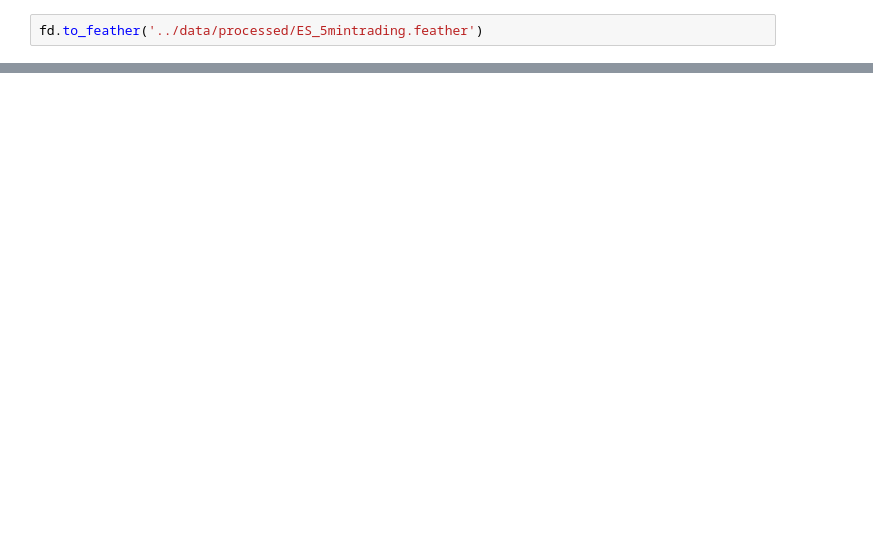
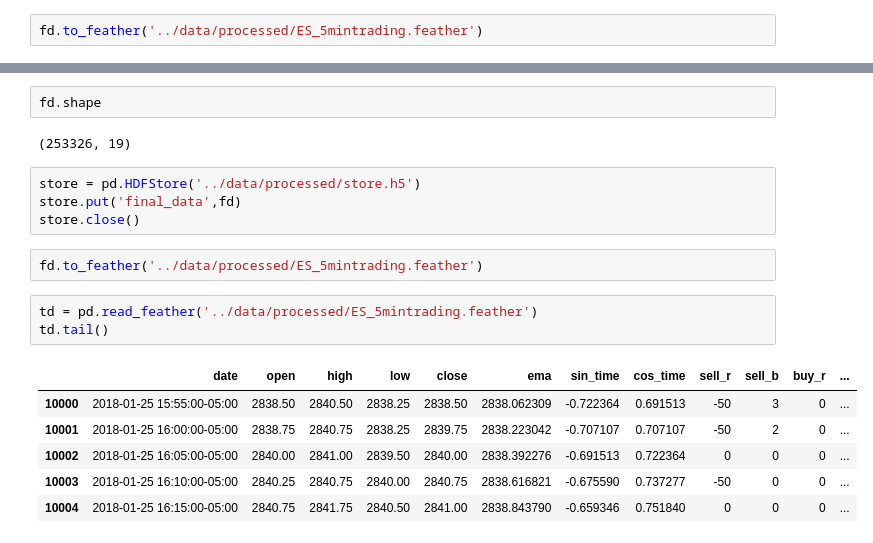
Before and after one commit to toolkmit/algotrading, a Jupyter notebook: notebooks/1.2.2 - Create 5min Bars + Trading Results.ipynb, the cells around one changed output, grey strips where cells are left out. Saved outputs shown, nothing was run; the diff lists cells and outputs as text; blank space fills up the shorter version.

```diff
--- a/notebooks/1.2.2 - Create 5min Bars + Trading Results.ipynb
+++ b/notebooks/1.2.2 - Create 5min Bars + Trading Results.ipynb
@@ -160,0 +304,20 @@ fd.to_feather('../data/processed/ES_5mintrading.feather')
+# %%
+fd.shape
+# %% [output]
+(253326, 19)
+# %%
+store = pd.HDFStore('../data/processed/store.h5')
+store.put('final_data',fd)
+store.close()
+# %%
+fd.to_feather('../data/processed/ES_5mintrading.feather')
+# %%
+td = pd.read_feather('../data/processed/ES_5mintrading.feather')
+td.tail()
+# %% [output]
+|  | date | open | high | low | close | ema | sin_time | cos_time | sell_r | sell_b | buy_r | ... |
+| 10000 | 2018-01-25 15:55:00-05:00 | 2838.50 | 2840.50 | 2838.25 | 2838.50 | 2838.062309 | -0.722364 | 0.691513 | -50 | 3 | 0 | ... |
+| 10001 | 2018-01-25 16:00:00-05:00 | 2838.75 | 2840.75 | 2838.25 | 2839.75 | 2838.223042 | -0.707107 | 0.707107 | -50 | 2 | 0 | ... |
+| 10002 | 2018-01-25 16:05:00-05:00 | 2840.00 | 2841.00 | 2839.50 | 2840.00 | 2838.392276 | -0.691513 | 0.722364 | 0 | 0 | 0 | ... |
+| 10003 | 2018-01-25 16:10:00-05:00 | 2840.25 | 2840.75 | 2840.00 | 2840.75 | 2838.616821 | -0.675590 | 0.737277 | -50 | 0 | 0 | ... |
+| 10004 | 2018-01-25 16:15:00-05:00 | 2840.75 | 2841.75 | 2840.50 | 2841.00 | 2838.843790 | -0.659346 | 0.751840 | 0 | 0 | 0 | ... |
```
Also changed, not shown: parts of 24 cells of this notebook, 7 other files.
